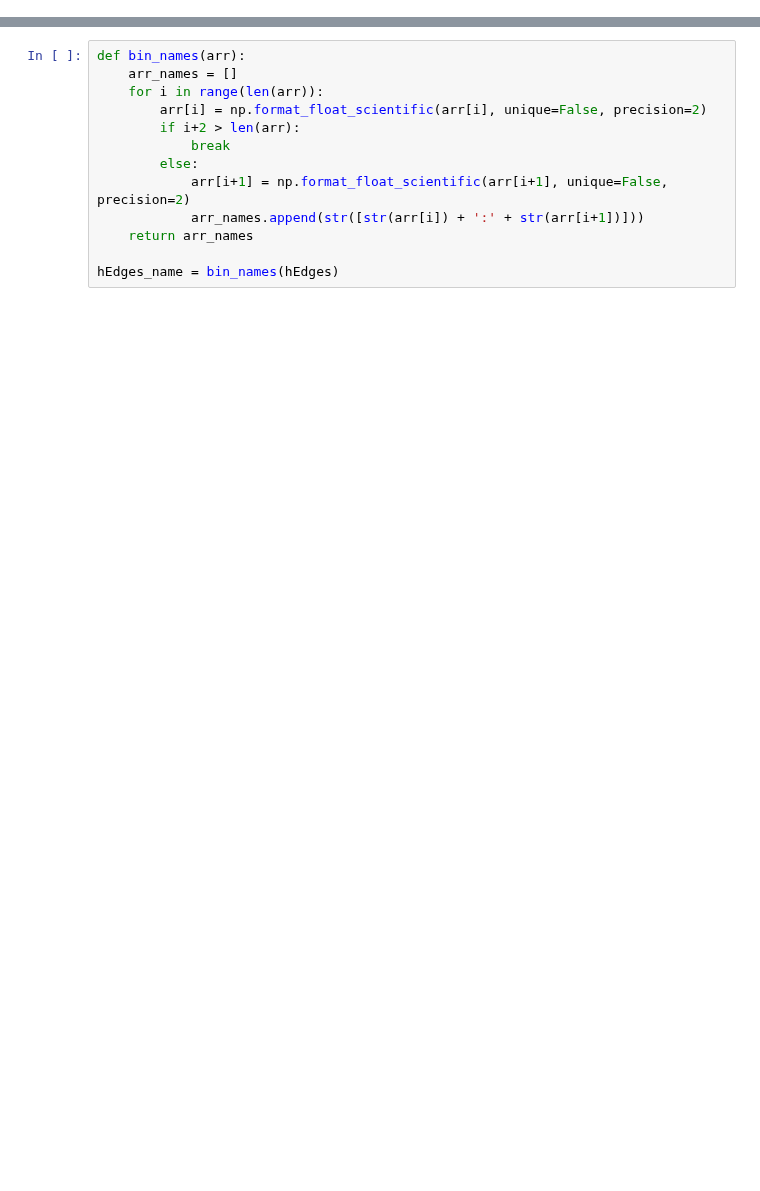
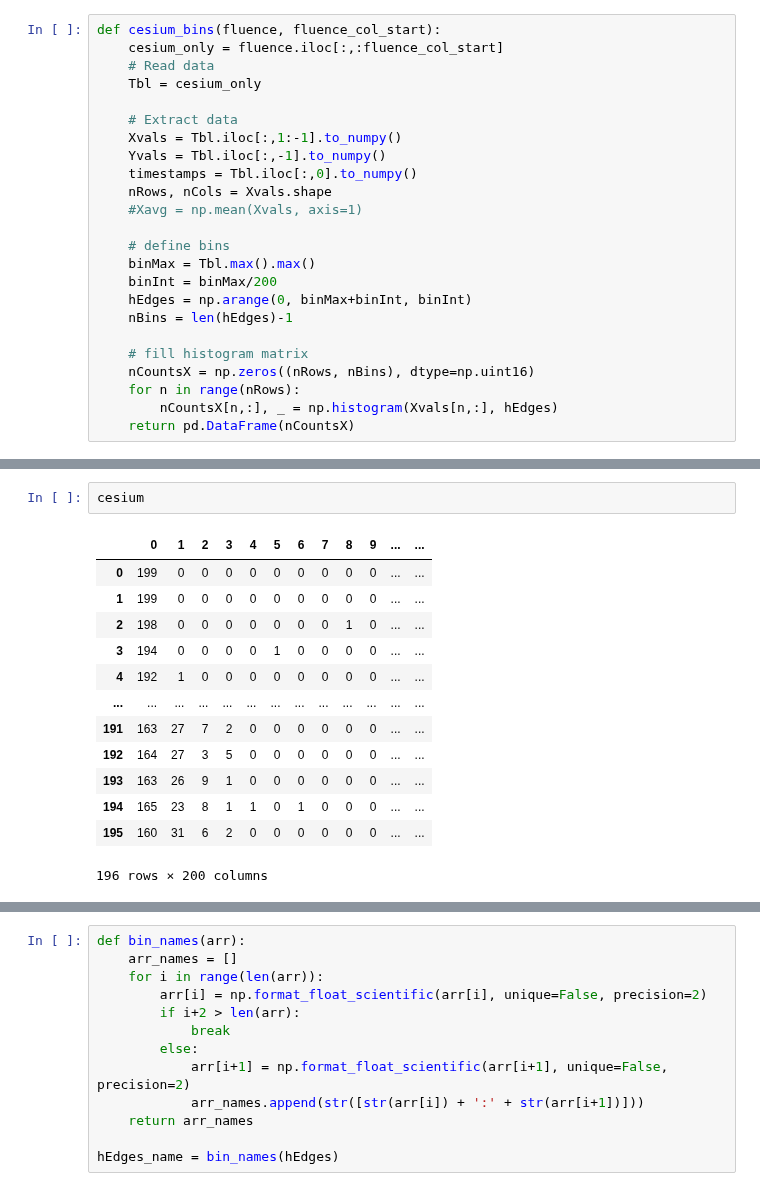
Before and after one commit to ChangyiYang/SimpleLSTM, a Jupyter notebook: alteredcode.ipynb, the cells around one changed output, grey strips where cells are left out. Drawn from its saved outputs; the diff is of its cells as text; blank space fills up the shorter version.

```diff
--- a/alteredcode.ipynb
+++ b/alteredcode.ipynb
@@ -9,0 +55,24 @@ import re
+# %%
+def cesium_bins(fluence, fluence_col_start):
+    cesium_only = fluence.iloc[:,:fluence_col_start]
+    # Read data
+    Tbl = cesium_only
+
+    # Extract data
+    Xvals = Tbl.iloc[:,1:-1].to_numpy()
+    Yvals = Tbl.iloc[:,-1].to_numpy()
+    timestamps = Tbl.iloc[:,0].to_numpy()
+    nRows, nCols = Xvals.shape
+    #Xavg = np.mean(Xvals, axis=1)
+
+    # define bins
+    binMax = Tbl.max().max()
+    binInt = binMax/200
+    hEdges = np.arange(0, binMax+binInt, binInt)
+    nBins = len(hEdges)-1
+
+    # fill histogram matrix
+    nCountsX = np.zeros((nRows, nBins), dtype=np.uint16)
+    for n in range(nRows):
+        nCountsX[n,:], _ = np.histogram(Xvals[n,:], hEdges)
+    return pd.DataFrame(nCountsX)
@@ -9,0 +98,16 @@ import re
+# %%
+cesium
+# %% [output]
+|  | 0 | 1 | 2 | 3 | 4 | 5 | 6 | 7 | 8 | 9 | ... | ... |
+| 0 | 199 | 0 | 0 | 0 | 0 | 0 | 0 | 0 | 0 | 0 | ... | ... |
+| 1 | 199 | 0 | 0 | 0 | 0 | 0 | 0 | 0 | 0 | 0 | ... | ... |
+| 2 | 198 | 0 | 0 | 0 | 0 | 0 | 0 | 0 | 1 | 0 | ... | ... |
+| 3 | 194 | 0 | 0 | 0 | 0 | 1 | 0 | 0 | 0 | 0 | ... | ... |
+| 4 | 192 | 1 | 0 | 0 | 0 | 0 | 0 | 0 | 0 | 0 | ... | ... |
+| ... | ... | ... | ... | ... | ... | ... | ... | ... | ... | ... | ... | ... |
+| 191 | 163 | 27 | 7 | 2 | 0 | 0 | 0 | 0 | 0 | 0 | ... | ... |
+| 192 | 164 | 27 | 3 | 5 | 0 | 0 | 0 | 0 | 0 | 0 | ... | ... |
+| 193 | 163 | 26 | 9 | 1 | 0 | 0 | 0 | 0 | 0 | 0 | ... | ... |
+| 194 | 165 | 23 | 8 | 1 | 1 | 0 | 1 | 0 | 0 | 0 | ... | ... |
+| 195 | 160 | 31 | 6 | 2 | 0 | 0 | 0 | 0 | 0 | 0 | ... | ... |
+196 rows × 200 columns
```
Also changed, not shown: parts of 32 cells of this notebook, 21 other files.
